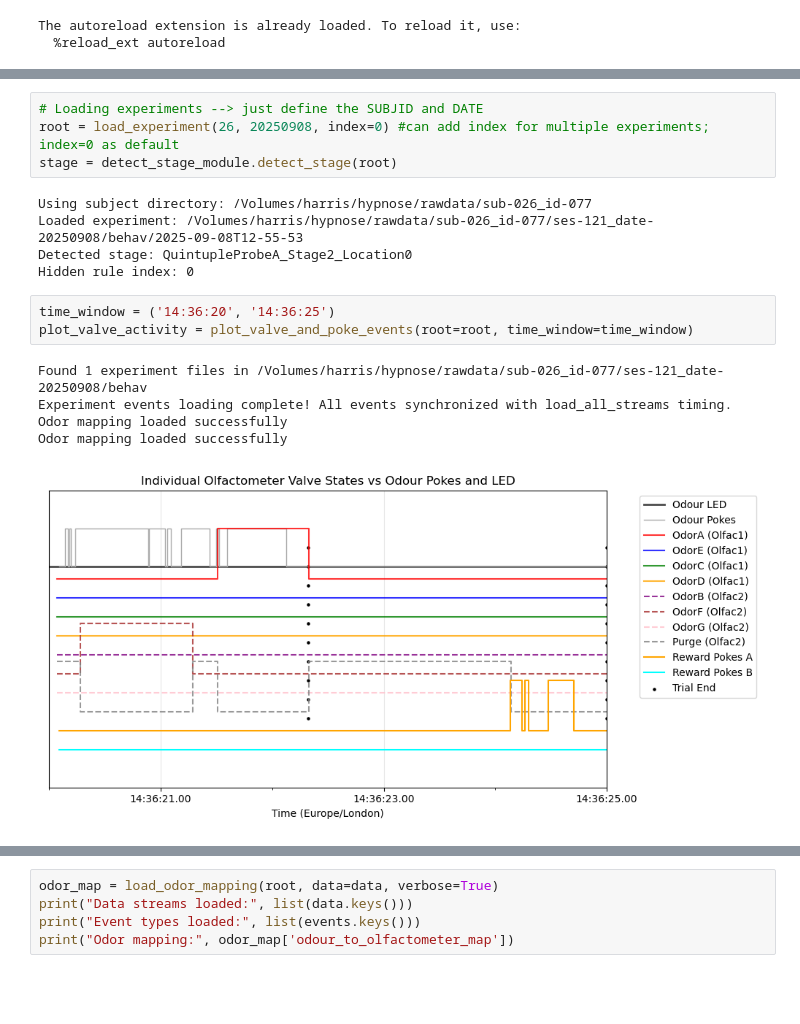
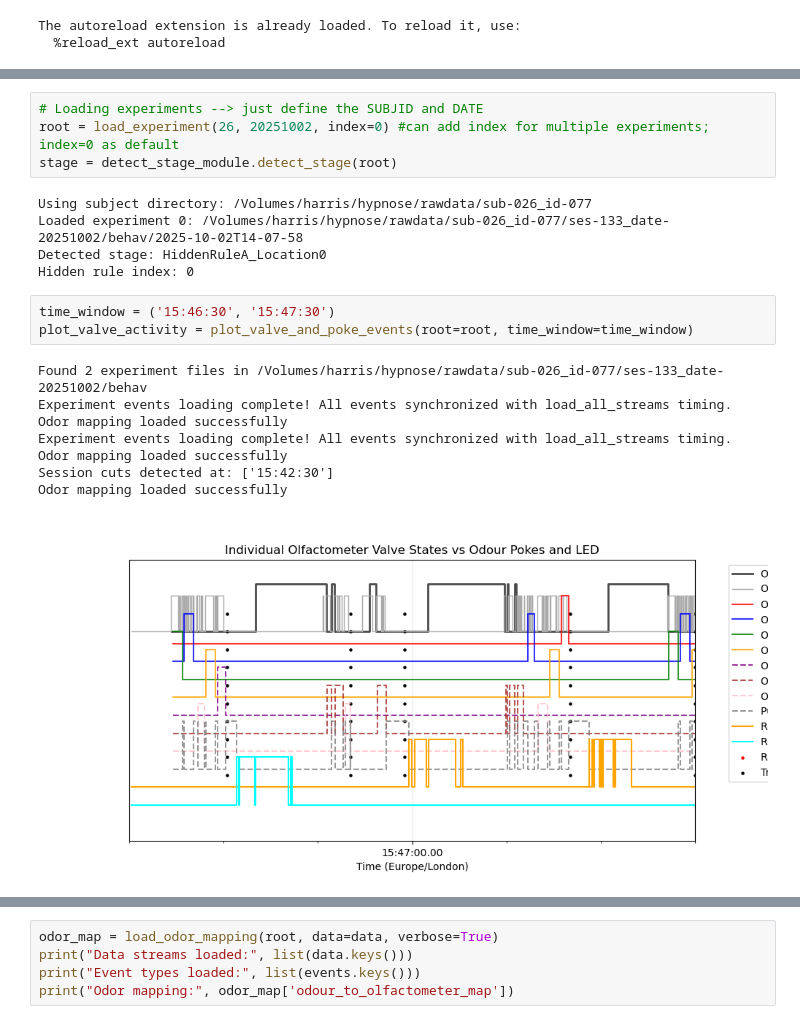
Before and after one commit to SainsburyWellcomeCentre/hypnose-analysis, a Jupyter notebook: notebooks/trial_classification.ipynb, the cells around one changed output, grey strips where cells are left out. Drawn from its saved outputs; the diff is of its cells as text; blank space fills up the shorter version.

```diff
--- a/notebooks/trial_classification.ipynb
+++ b/notebooks/trial_classification.ipynb
@@ -79,21 +104,24 @@ Saved merged session summary to /Volumes/harris/hypnose/derivatives/sub-025_id-0
 # %%
 # Loading experiments --> just define the SUBJID and DATE
-root = load_experiment(26, 20250908, index=0) #can add index for multiple experiments; index=0 as default
+root = load_experiment(26, 20251002, index=0) #can add index for multiple experiments; index=0 as default
 stage = detect_stage_module.detect_stage(root)
 # %% [output]
 Using subject directory: /Volumes/harris/hypnose/rawdata/sub-026_id-077
-Loaded experiment: /Volumes/harris/hypnose/rawdata/sub-026_id-077/ses-121_date-20250908/behav/2025-09-08T12-55-53
-Detected stage: QuintupleProbeA_Stage2_Location0
+Loaded experiment 0: /Volumes/harris/hypnose/rawdata/sub-026_id-077/ses-133_date-20251002/behav/2025-10-02T14-07-58
+Detected stage: HiddenRuleA_Location0
 Hidden rule index: 0
 # %%
-time_window = ('14:36:20', '14:36:25')
+time_window = ('15:46:30', '15:47:30')
 plot_valve_activity = plot_valve_and_poke_events(root=root, time_window=time_window)
 # %% [output]
-Found 1 experiment files in /Volumes/harris/hypnose/rawdata/sub-026_id-077/ses-121_date-20250908/behav
+Found 2 experiment files in /Volumes/harris/hypnose/rawdata/sub-026_id-077/ses-133_date-20251002/behav
 Experiment events loading complete! All events synchronized with load_all_streams timing.
 Odor mapping loaded successfully
+Experiment events loading complete! All events synchronized with load_all_streams timing.
 Odor mapping loaded successfully
+Session cuts detected at: ['15:42:30']
+Odor mapping loaded successfully
-[figure, old version]
+[figure, new version]
 # %%
 data = load_all_streams(root)
 # %% [output]
```
Also changed, not shown: parts of 7 cells of this notebook, 2 other files.
